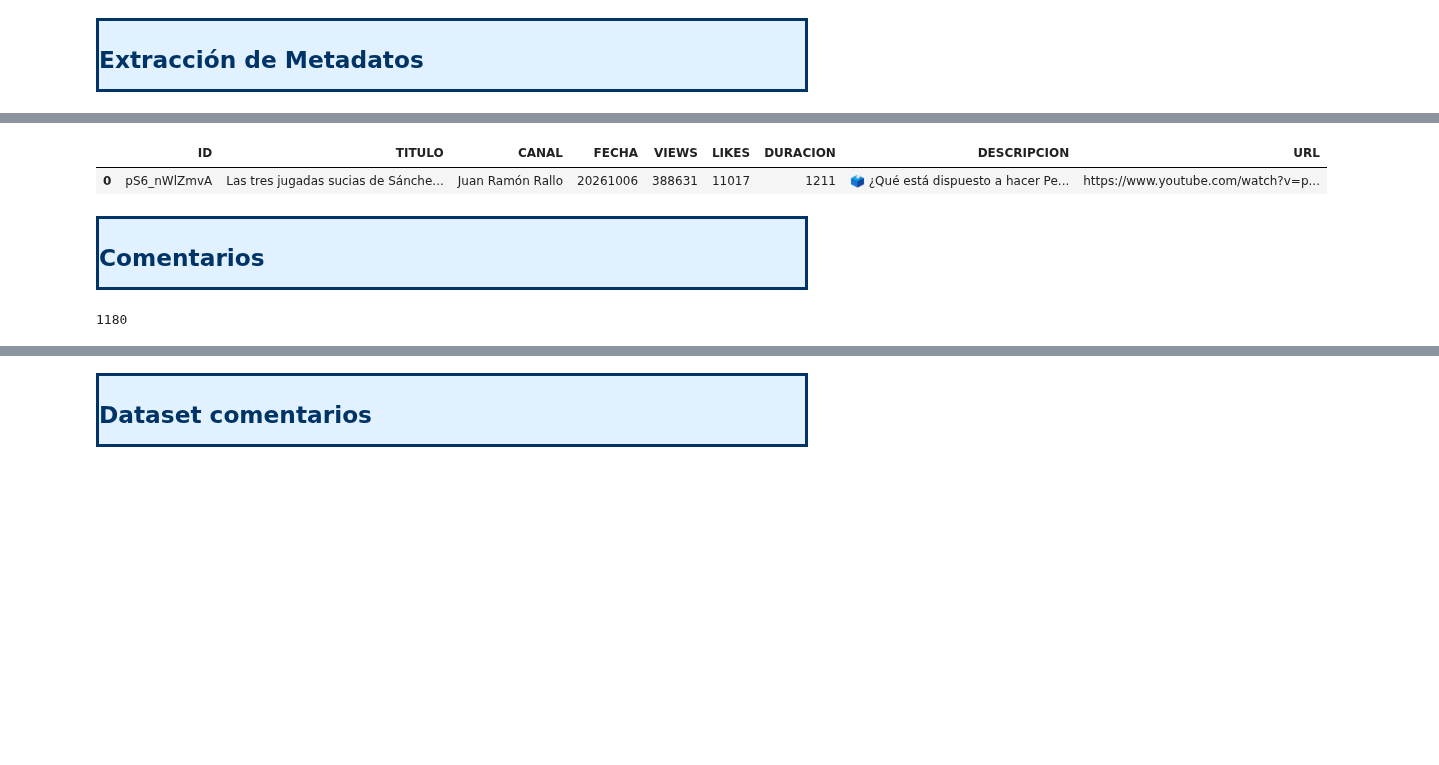
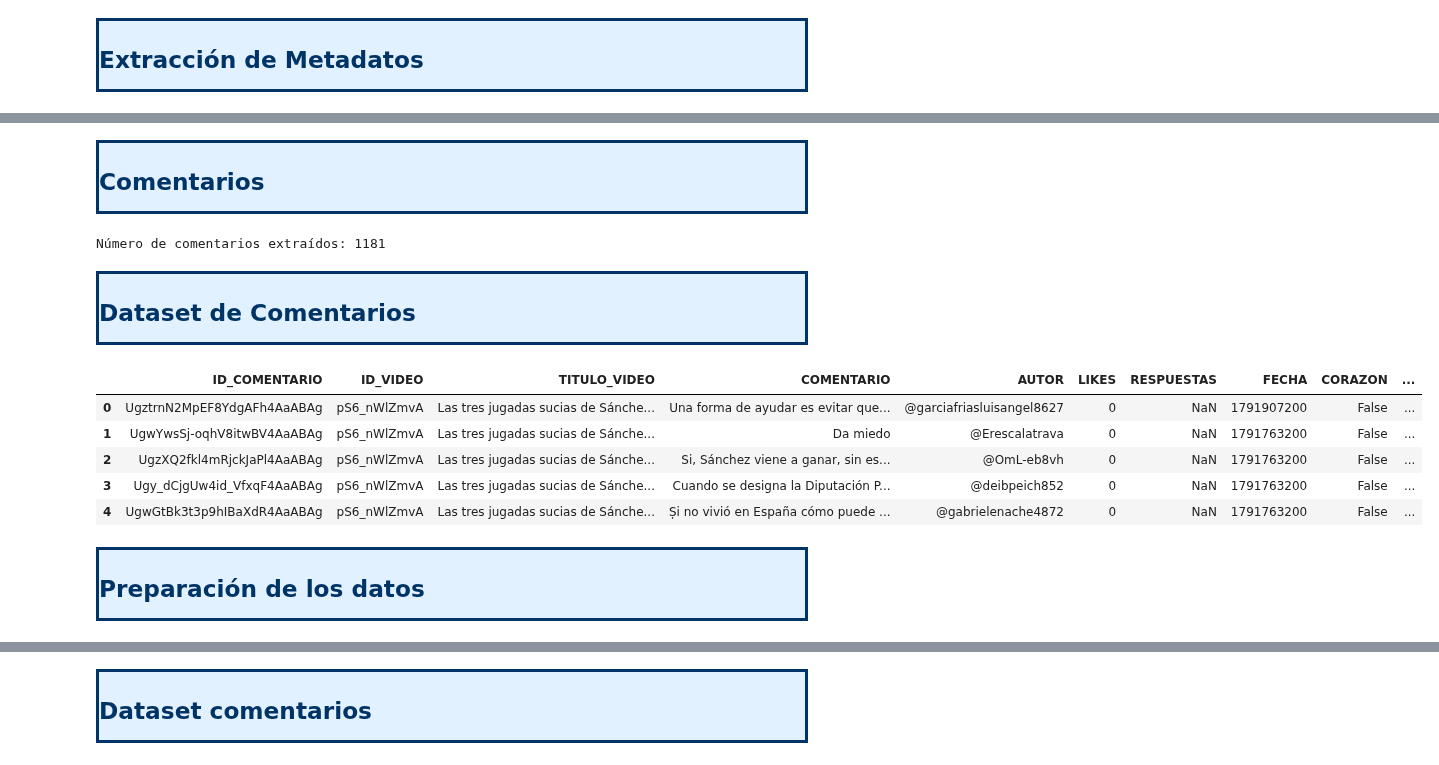
Before and after one commit to jejoama/Practicas_Curriculares, a Jupyter notebook: GENERAL.ipynb, the cells around one changed output, grey strips where cells are left out. Drawn from its saved outputs; the diff is of its cells as text; code cells hidden in the pictures; blank space fills up the shorter version.

```diff
--- a/GENERAL.ipynb
+++ b/GENERAL.ipynb
@@ -130,9 +126,3 @@ datos = {
-# %%
-df = pd.DataFrame([datos])
-df
-# %% [output]
-|  | ID | TITULO | CANAL | FECHA | VIEWS | LIKES | DURACION | DESCRIPCION | URL |
-| 0 | pS6_nWlZmvA | Las tres jugadas sucias de Sánche... | Juan Ramón Rallo | 20261006 | 388631 | 11017 | 1211 | 🗳️ ¿Qué está dispuesto a hacer Pe... | https://www.youtube.com/watch?v=p... |
 # %% [markdown]
 <div style="
   border:3px solid #003366;      /* azul oscuro (borde) */
@@ -142,12 +132,67 @@ df
   overflow:auto;">
 <h2 align="left" style="color:#003366;margin:0;"><b>Comentarios</b></h2>
 </div>
-# %%
-downloader = YoutubeCommentDownloader()
-
-comentarios = list(downloader.get_comments_from_url(url))
-
-# Mostrar el número de comentarios obtenidos
-len(comentarios)
-# %% [output]
-1180
+# %%
+opciones_comentarios = {
+    "quiet": True,
+    "skip_download": True,
+    "getcomments": True,
+    "cookiesfrombrowser": ("firefox",)
+}
+
+with yt_dlp.YoutubeDL(opciones_comentarios) as ydl:
+    info_comentarios = ydl.extract_info(url, download=False)
+
+comentarios = info_comentarios.get("comments") or []
+
+print("Número de comentarios extraídos:", len(comentarios))
+# %% [output]
+Número de comentarios extraídos: 1181
+# %% [markdown]
+<div style="
+  border:3px solid #003366;      /* azul oscuro (borde) */
+  border-radius:10px;
+  background-color:rgba(207,232,255,0.6);      /* azul claro (fondo) */
+  padding:4px 8px;              /* menos espacio interno */
+  overflow:auto;">
+<h2 align="left" style="color:#003366;margin:0;"><b>Dataset de Comentarios</b></h2>
+</div>
+# %%
+lista_comentarios = []
+
+for comentario in comentarios:
+    datos_comentario = {
+        "ID_COMENTARIO": comentario.get("id"),
+        "ID_VIDEO": info_comentarios.get("id"),
+        "TITULO_VIDEO": info_comentarios.get("title"),
+        "COMENTARIO": comentario.get("text"),
+        "AUTOR": comentario.get("author"),
+        "LIKES": comentario.get("like_count"),
+        "RESPUESTAS": np.nan,
+        "FECHA": comentario.get("timestamp"),
+        "CORAZON": comentario.get("is_favorited"),
+        "RESPUESTA": comentario.get("parent") not in (None, "root"),
+        "PARENT": comentario.get("parent")
+    }
+
+    lista_comentarios.append(datos_comentario)
+
+df_c = pd.DataFrame(lista_comentarios)
+
+df_c.head()
+# %% [output]
+|  | ID_COMENTARIO | ID_VIDEO | TITULO_VIDEO | COMENTARIO | AUTOR | LIKES | RESPUESTAS | FECHA | CORAZON | ... |
+| 0 | UgztrnN2MpEF8YdgAFh4AaABAg | pS6_nWlZmvA | Las tres jugadas sucias de Sánche... | Una forma de ayudar es evitar que... | @garciafriasluisangel8627 | 0 | NaN | 1791907200 | False | ... |
+| 1 | UgwYwsSj-oqhV8itwBV4AaABAg | pS6_nWlZmvA | Las tres jugadas sucias de Sánche... | Da miedo | @Erescalatrava | 0 | NaN | 1791763200 | False | ... |
+| 2 | UgzXQ2fkl4mRjckJaPl4AaABAg | pS6_nWlZmvA | Las tres jugadas sucias de Sánche... | Si, Sánchez viene a ganar, sin es... | @OmL-eb8vh | 0 | NaN | 1791763200 | False | ... |
+| 3 | Ugy_dCjgUw4id_VfxqF4AaABAg | pS6_nWlZmvA | Las tres jugadas sucias de Sánche... | Cuando se designa la Diputación P... | @deibpeich852 | 0 | NaN | 1791763200 | False | ... |
+| 4 | UgwGtBk3t3p9hIBaXdR4AaABAg | pS6_nWlZmvA | Las tres jugadas sucias de Sánche... | Și no vivió en España cómo puede ... | @gabrielenache4872 | 0 | NaN | 1791763200 | False | ... |
+# %% [markdown]
+<div style="
+  border:3px solid #003366;      /* azul oscuro (borde) */
+  border-radius:10px;
+  background-color:rgba(207,232,255,0.6);      /* azul claro (fondo) */
+  padding:4px 8px;              /* menos espacio interno */
+  overflow:auto;">
+<h2 align="left" style="color:#003366;margin:0;"><b>Preparación de los datos</b></h2>
+</div>
```
Also changed, not shown: parts of 16 cells of this notebook.
